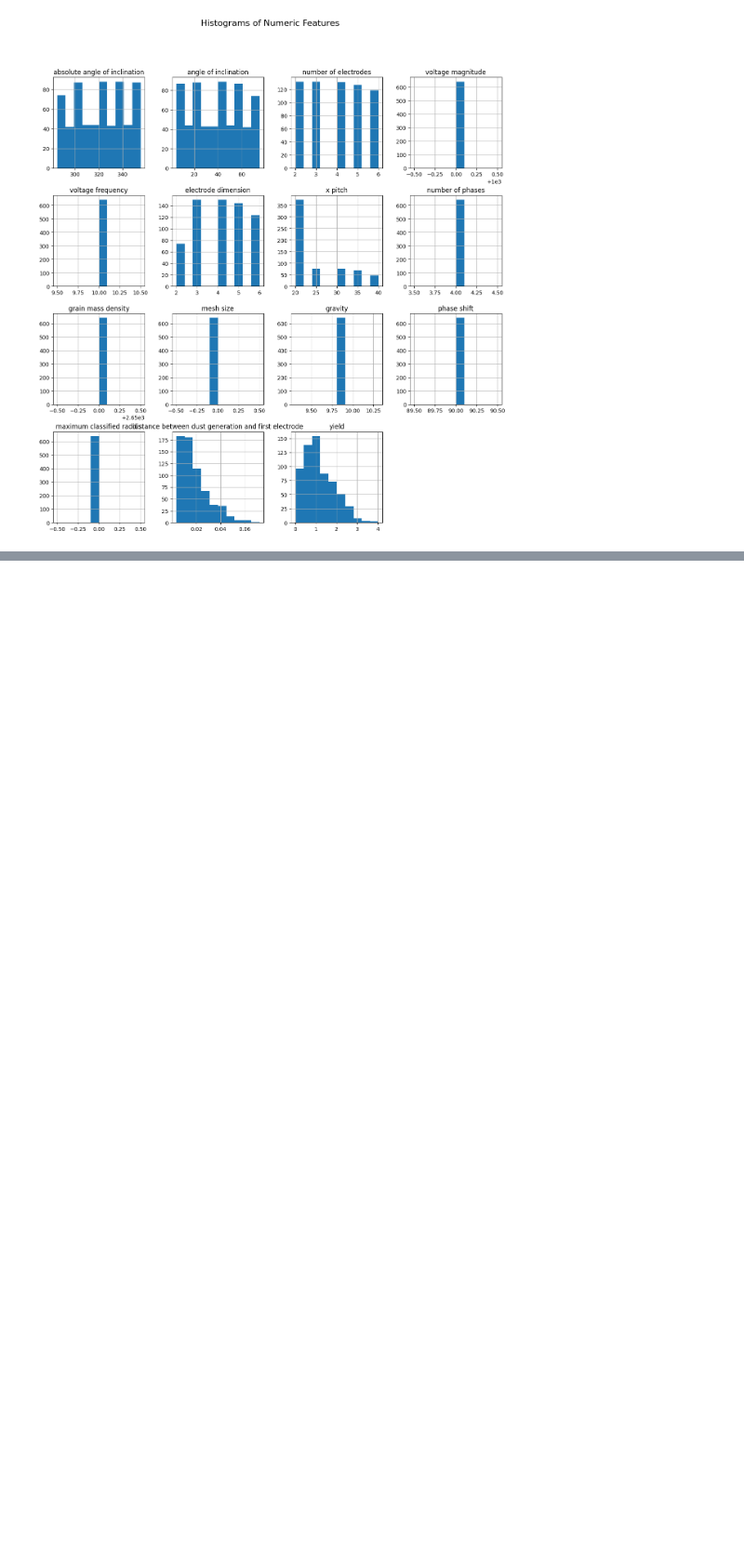
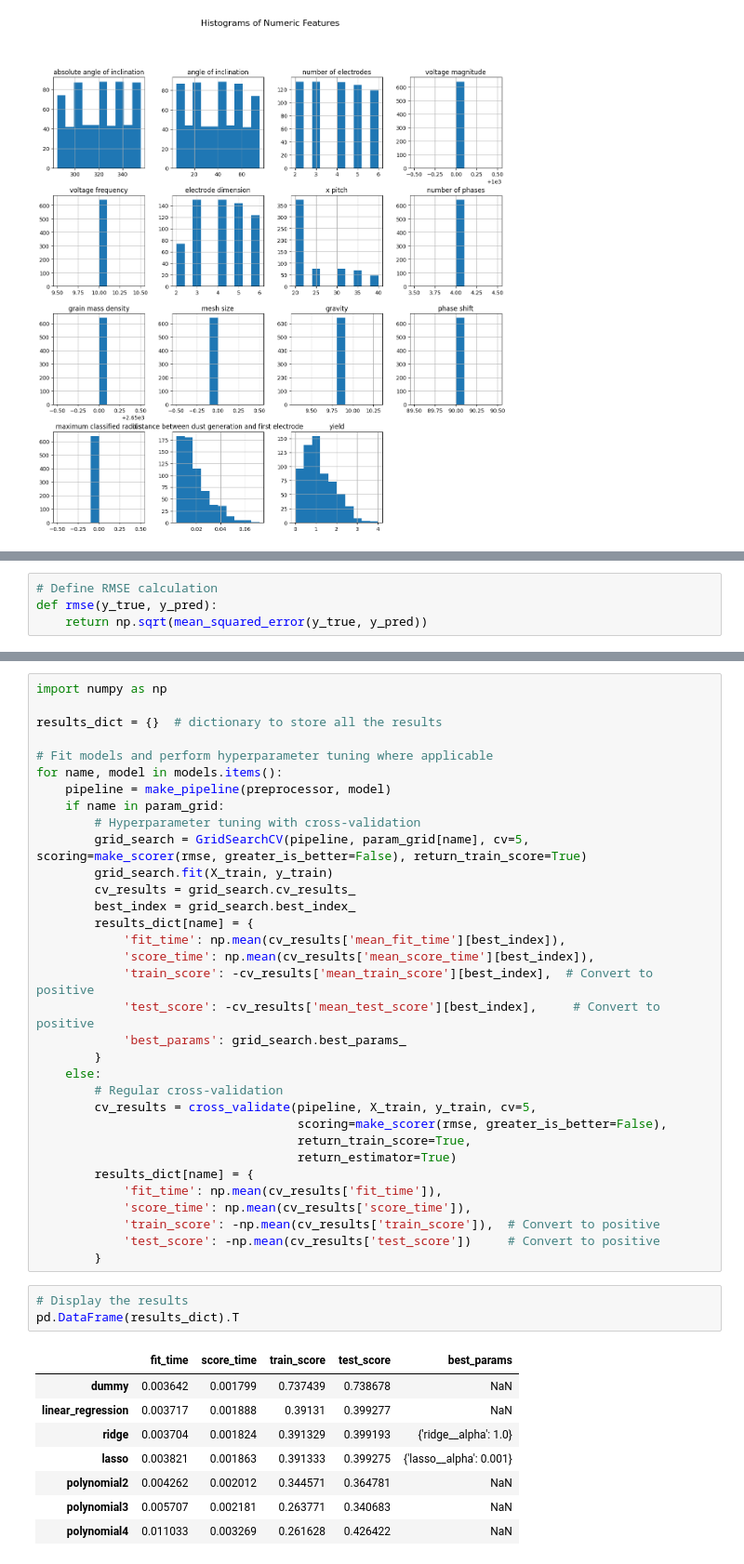
Before and after one commit to Kalpit-Vadnerkar/DL-GPU-Electrostatic-Sieve, a Jupyter notebook: Data_Processing.ipynb, the cells around one changed output, grey strips where cells are left out. Shown at 93% size. Cells and saved outputs as stored; diff of their text form; blank space fills up the shorter version.

Commit message:
Regression with RMSE Results

```diff
--- a/Data_Processing.ipynb
+++ b/Data_Processing.ipynb
@@ -94,0 +136,4 @@ plt.show()
+# %%
+# Define RMSE calculation
+def rmse(y_true, y_pred):
+    return np.sqrt(mean_squared_error(y_true, y_pred))
@@ -94,0 +158,45 @@ plt.show()
+# %%
+import numpy as np
+
+results_dict = {}  # dictionary to store all the results
+
+# Fit models and perform hyperparameter tuning where applicable
+for name, model in models.items():
+    pipeline = make_pipeline(preprocessor, model)
+    if name in param_grid:
+        # Hyperparameter tuning with cross-validation
+        grid_search = GridSearchCV(pipeline, param_grid[name], cv=5, scoring=make_scorer(rmse, greater_is_better=False), return_train_score=True)
+        grid_search.fit(X_train, y_train)
+        cv_results = grid_search.cv_results_
+        best_index = grid_search.best_index_
+        results_dict[name] = {
+            'fit_time': np.mean(cv_results['mean_fit_time'][best_index]),
+            'score_time': np.mean(cv_results['mean_score_time'][best_index]),
+            'train_score': -cv_results['mean_train_score'][best_index],  # Convert to positive
+            'test_score': -cv_results['mean_test_score'][best_index],     # Convert to positive
+            'best_params': grid_search.best_params_
+        }
+    else:
+        # Regular cross-validation
+        cv_results = cross_validate(pipeline, X_train, y_train, cv=5,
+                                    scoring=make_scorer(rmse, greater_is_better=False),
+                                    return_train_score=True,
+                                    return_estimator=True)
+        results_dict[name] = {
+            'fit_time': np.mean(cv_results['fit_time']),
+            'score_time': np.mean(cv_results['score_time']),
+            'train_score': -np.mean(cv_results['train_score']),  # Convert to positive
+            'test_score': -np.mean(cv_results['test_score'])     # Convert to positive
+        }
+# %%
+# Display the results
+pd.DataFrame(results_dict).T
+# %% [output]
+|  | fit_time | score_time | train_score | test_score | best_params |
+| dummy | 0.003642 | 0.001799 | 0.737439 | 0.738678 | NaN |
+| linear_regression | 0.003717 | 0.001888 | 0.39131 | 0.399277 | NaN |
+| ridge | 0.003704 | 0.001824 | 0.391329 | 0.399193 | {'ridge__alpha': 1.0} |
+| lasso | 0.003821 | 0.001863 | 0.391333 | 0.399275 | {'lasso__alpha': 0.001} |
+| polynomial2 | 0.004262 | 0.002012 | 0.344571 | 0.364781 | NaN |
+| polynomial3 | 0.005707 | 0.002181 | 0.263771 | 0.340683 | NaN |
+| polynomial4 | 0.011033 | 0.003269 | 0.261628 | 0.426422 | NaN |
```
Also changed, not shown: parts of 4 cells of this notebook.
